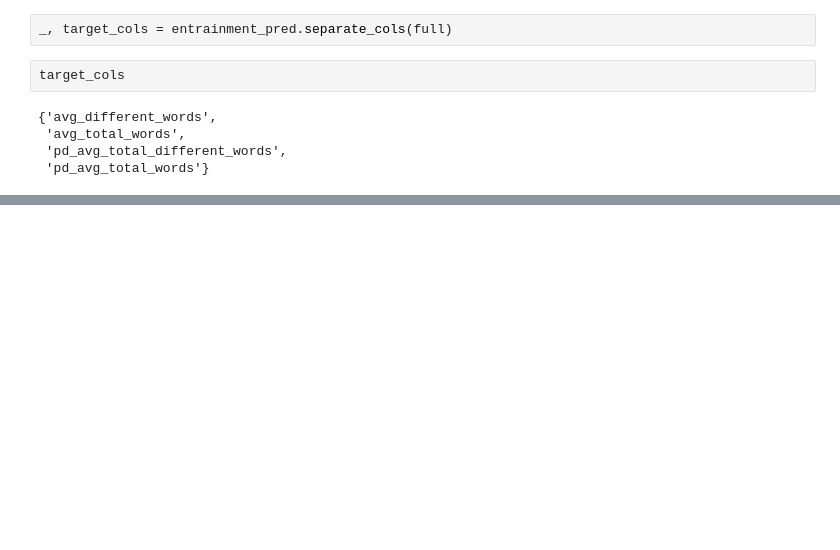
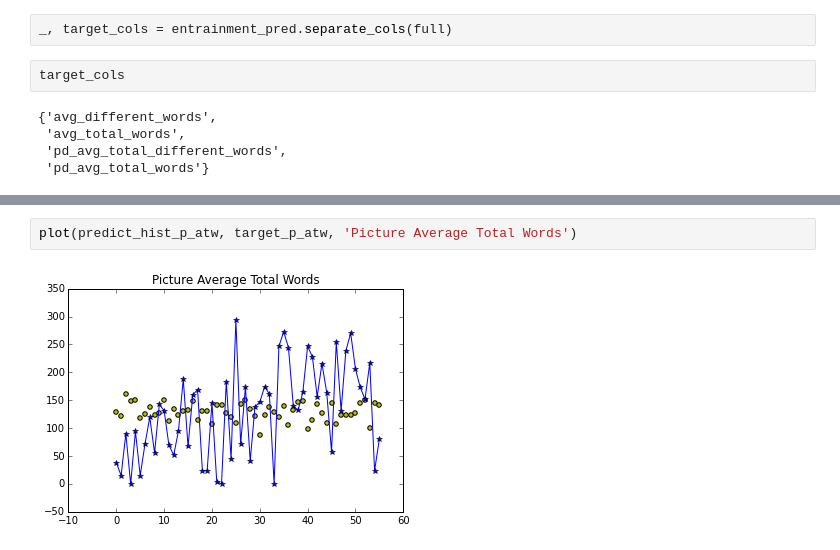
Before and after one commit to bonilhamusclab-projects/behav_connectome_prediction, a Jupyter notebook: entrainment_pred.ipynb, the cells around one changed output, grey strips where cells are left out. Saved outputs shown, nothing was run; the diff lists cells and outputs as text; blank space fills up the shorter version.

Commit message:
picture description has slightly better results

```diff
--- a/entrainment_pred.ipynb
+++ b/entrainment_pred.ipynb
@@ -44,0 +125,4 @@ search_adw.best_score_
+# %%
+plot(predict_hist_p_atw, target_p_atw, 'Picture Average Total Words')
+# %% [output]
+[figure, added]
```
Also changed, not shown: parts of 21 cells of this notebook, 1 other file.
